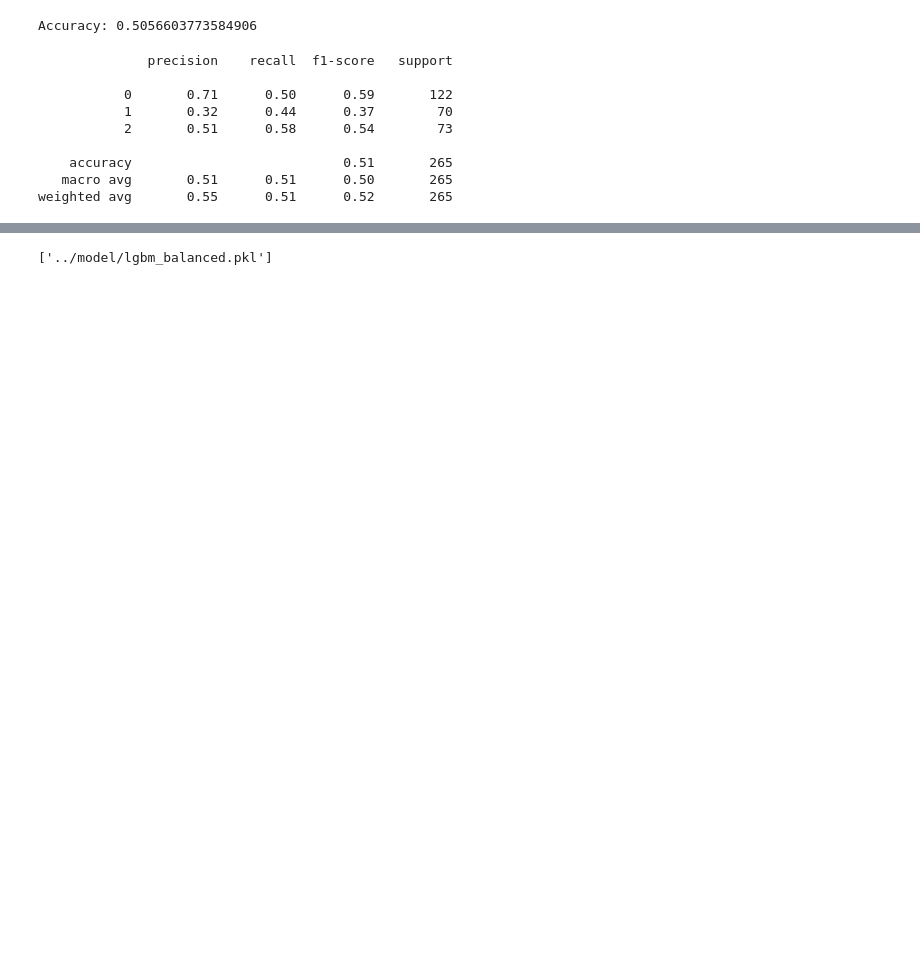
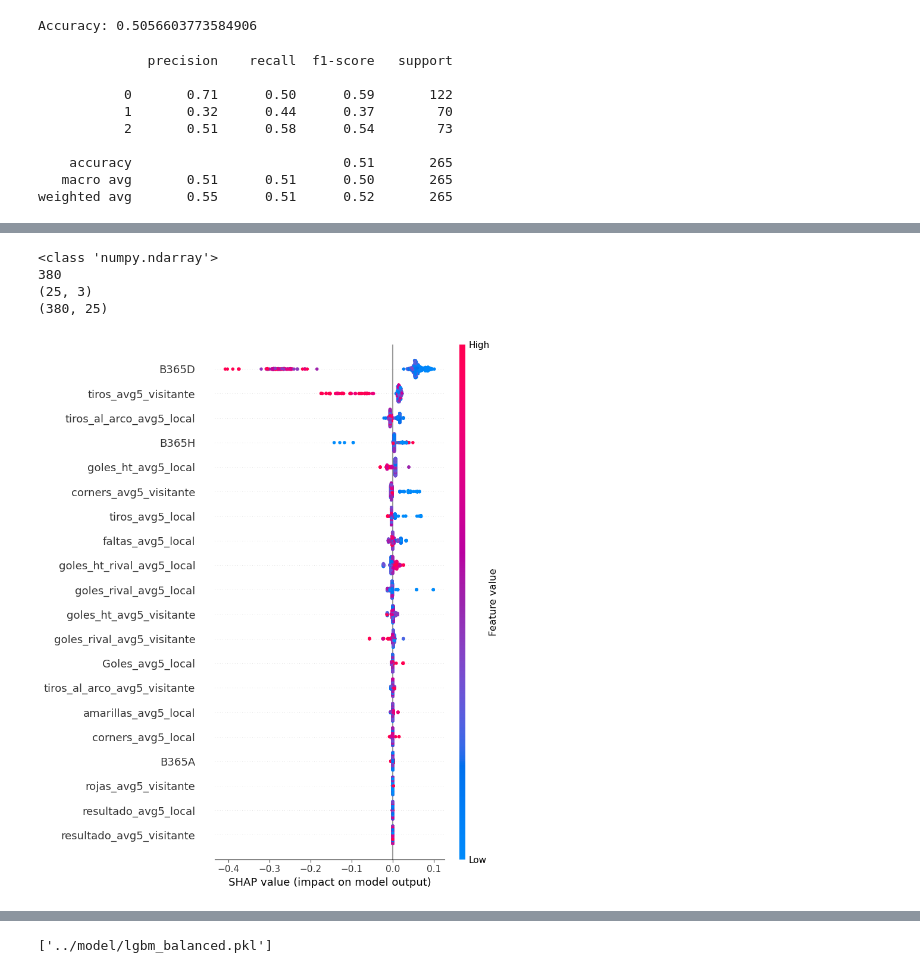
Before and after one commit to geraldb1/AnalisisFutbol, a Jupyter notebook: Script/05_Modeling.ipynb, the cells around one changed output, grey strips where cells are left out. Cells and saved outputs as stored; diff of their text form; code cells hidden in the pictures; blank space fills up the shorter version.

```diff
--- a/Script/05_Modeling.ipynb
+++ b/Script/05_Modeling.ipynb
@@ -381,0 +535,16 @@ El accuracy bajó un poco de 52.4% a 50.6%, pero se mantiene en el mismo rango.
+# %%
+print(type(shap_values))
+print(len(shap_values))
+print(shap_values[1].shape)
+print(test_x.shape)
+# %% [output]
+<class 'numpy.ndarray'>
+380
+(25, 3)
+(380, 25)
+# %%
+# Clase Draw = índice 1
+shap.summary_plot(shap_values[:, :, 1], test_x,
+                  title='SHAP - Clase Draw')
+# %% [output]
+[figure, added]
```
Also changed, not shown: parts of 40 cells of this notebook, 4 other files.
